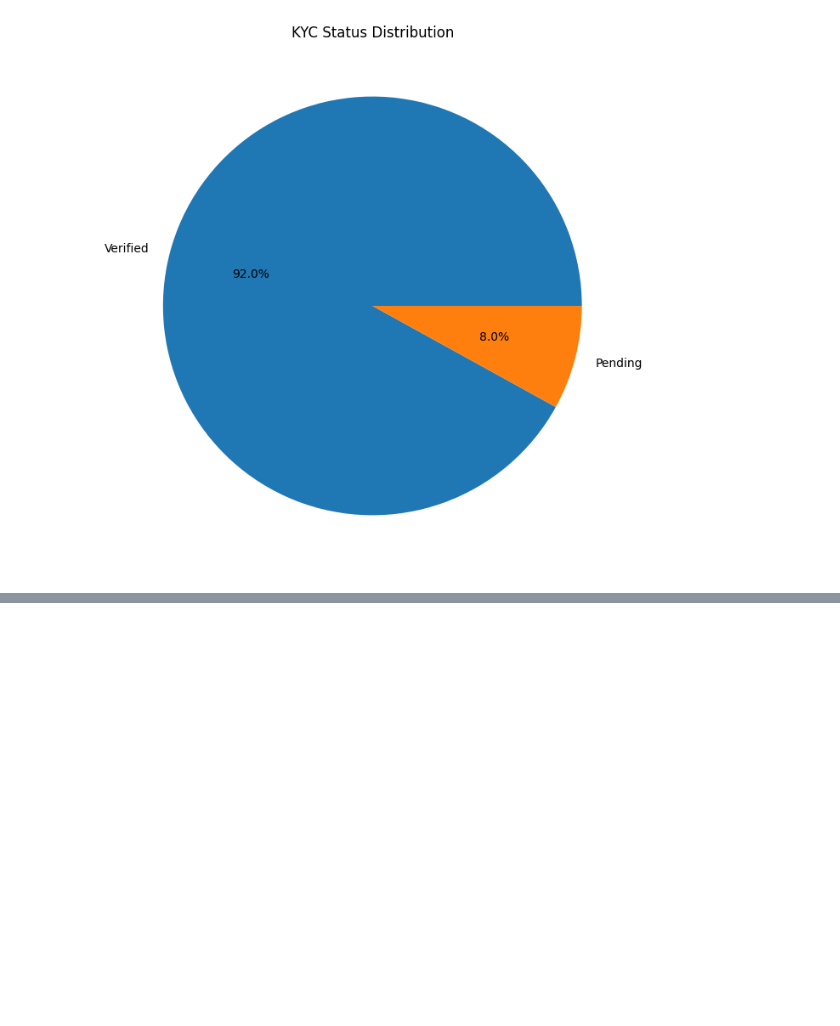
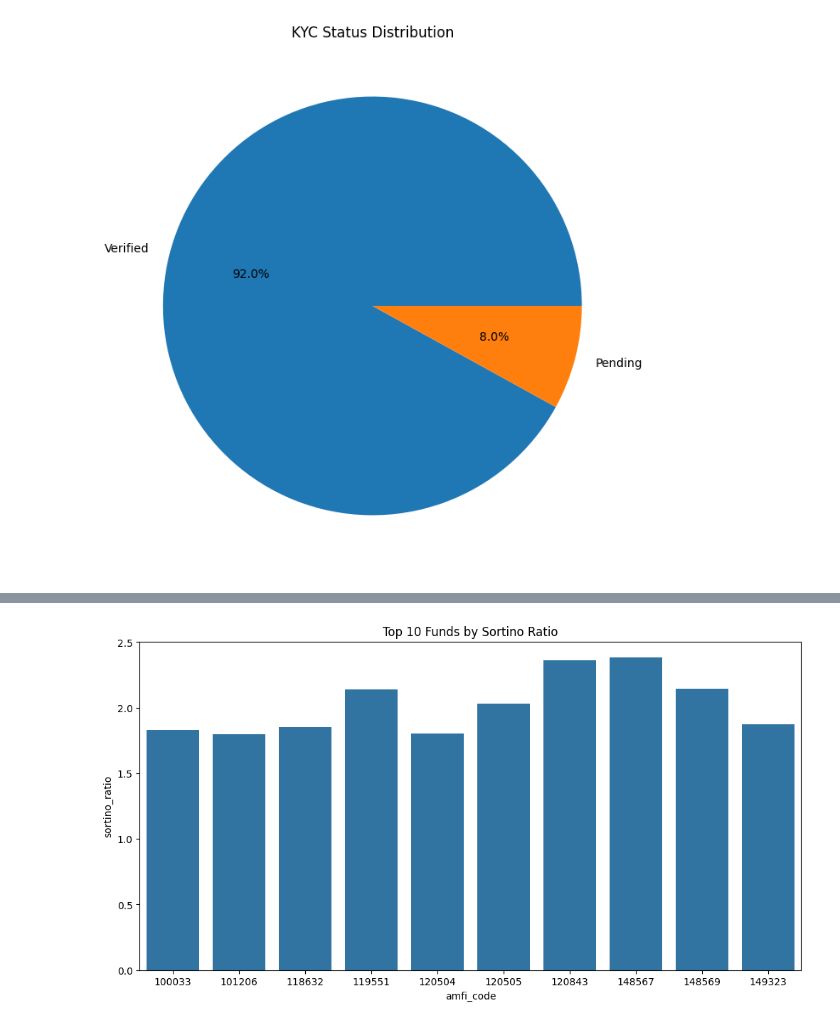
Before and after one commit to Moheeb999/bluestock_mf_capstone, a Jupyter notebook: notebooks/03_eda_analysis.ipynb, the cells around one changed output, grey strips where cells are left out. Cells and saved outputs as stored; diff of their text form; code cells hidden in the pictures; blank space fills up the shorter version.

```diff
--- a/notebooks/03_eda_analysis.ipynb
+++ b/notebooks/03_eda_analysis.ipynb
@@ -1269,0 +1475,7 @@ plt.show()
+# %%
+sortino_df = sortino_df.sort_values(
+    "sortino_ratio",
+    ascending=False
+)
+
+sortino_df.head()
@@ -1269,0 +1500,25 @@ plt.show()
+# %%
+top10_sortino = sortino_df.sort_values(
+    "sortino_ratio",
+    ascending=False
+).head(10)
+
+plt.figure(figsize=(12,6))
+
+sns.barplot(
+    data=top10_sortino,
+    x="amfi_code",
+    y="sortino_ratio"
+)
+
+plt.title("Top 10 Funds by Sortino Ratio")
+
+plt.savefig(
+    "../reports/sortino_ratio_top10.png",
+    dpi=300,
+    bbox_inches="tight"
+)
+
+plt.show()
+# %% [output]
+[figure, added]
```
Also changed, not shown: parts of 46 cells of this notebook, 7 other files.
